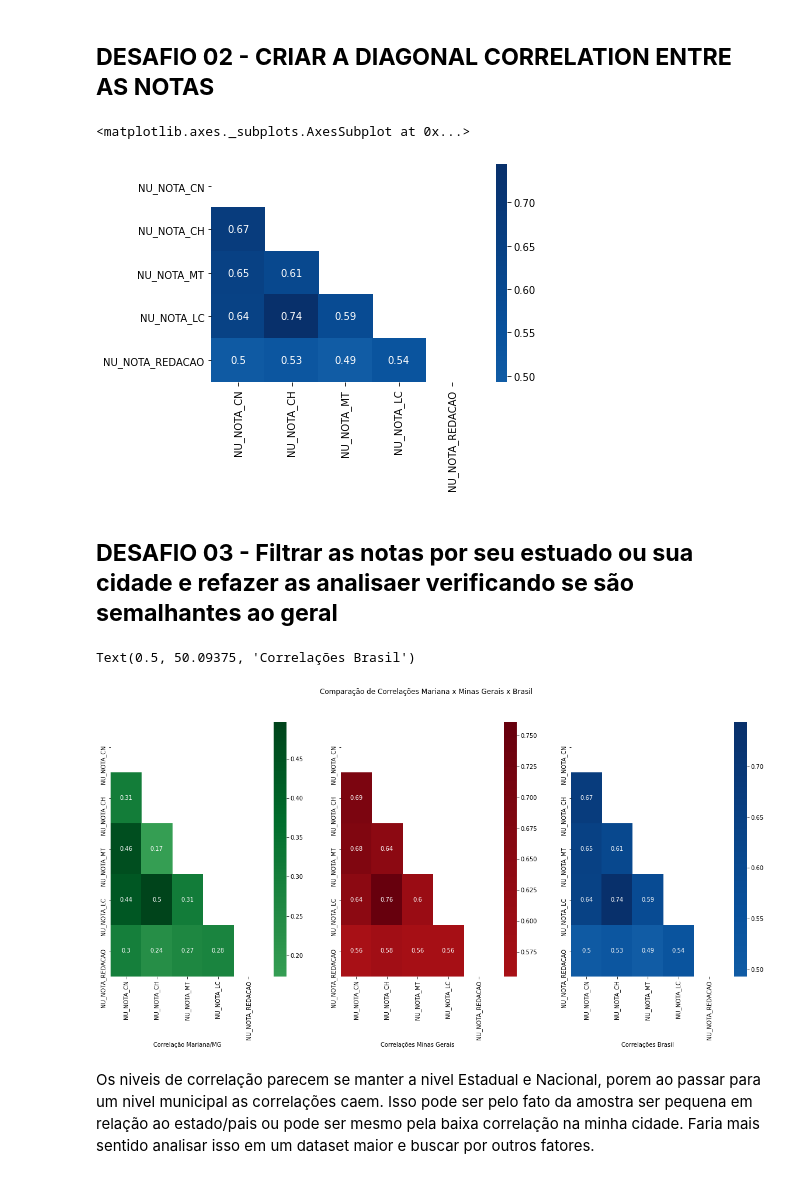
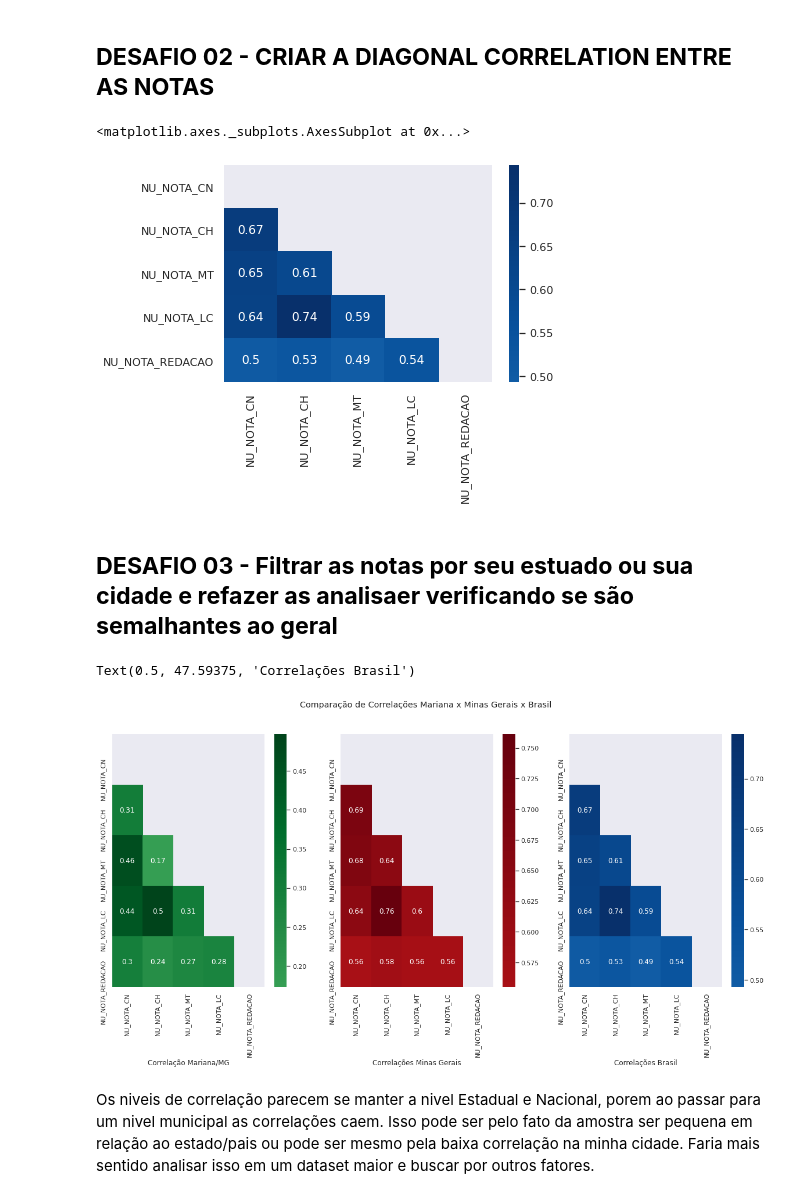
Before and after one commit to Gradimilo/IMERSAO_DADOS_2-2020, a Jupyter notebook: Aula03.ipynb, the cells around one changed output. Saved outputs shown, nothing was run; the diff lists cells and outputs as text; code cells hidden in the pictures.

```diff
--- a/Aula03.ipynb
+++ b/Aula03.ipynb
@@ -263,14 +263,16 @@ Name: NU_NOTA_CH, Length: 4106, dtype: int64
 # %% [markdown]
 ## **DESAFIO 02 - CRIAR A DIAGONAL CORRELATION ENTRE AS NOTAS**
 # %%
+sns.set()
 mask = np.triu(np.ones_like(correlacao,dtype=bool))
 sns.heatmap(correlacao, mask=mask,cmap='Blues', center=0, annot= True)
 # %% [output]
 <matplotlib.axes._subplots.AxesSubplot at 0x...>
-[figure, old version]
+[figure, new version]
 # %% [markdown]
 ## **DESAFIO 03 - Filtrar as notas por seu estuado ou sua cidade e refazer as analisaer verificando se são semalhantes ao geral**
 # %%
+sns.set()
 notas_mg = dados_sem_zero.query("SG_UF_RESIDENCIA =='MG'")
 notas_mariana = dados_sem_zero.query("SG_UF_RESIDENCIA =='MG' and NO_MUNICIPIO_RESIDENCIA =='Mariana'")
 
@@ -287,8 +289,8 @@ ax1.set_xlabel('Correlação Mariana/MG')
 ax2.set_xlabel('Correlações Minas Gerais')
 ax3.set_xlabel('Correlações Brasil')
 # %% [output]
-Text(0.5, 50.09375, 'Correlações Brasil')
+Text(0.5, 47.59375, 'Correlações Brasil')
-[figure, old version]
+[figure, new version]
 # %% [markdown]
 Os niveis de correlação parecem se manter a nivel Estadual e Nacional, porem ao passar para um nivel municipal as correlações caem. Isso pode ser pelo fato da amostra ser pequena em relação ao estado/pais ou pode ser mesmo pela baixa correlação na minha cidade. Faria mais sentido analisar isso em um dataset maior e buscar por outros fatores.
 # %% [markdown]
```
Also changed, not shown: parts of 2 cells of this notebook.
